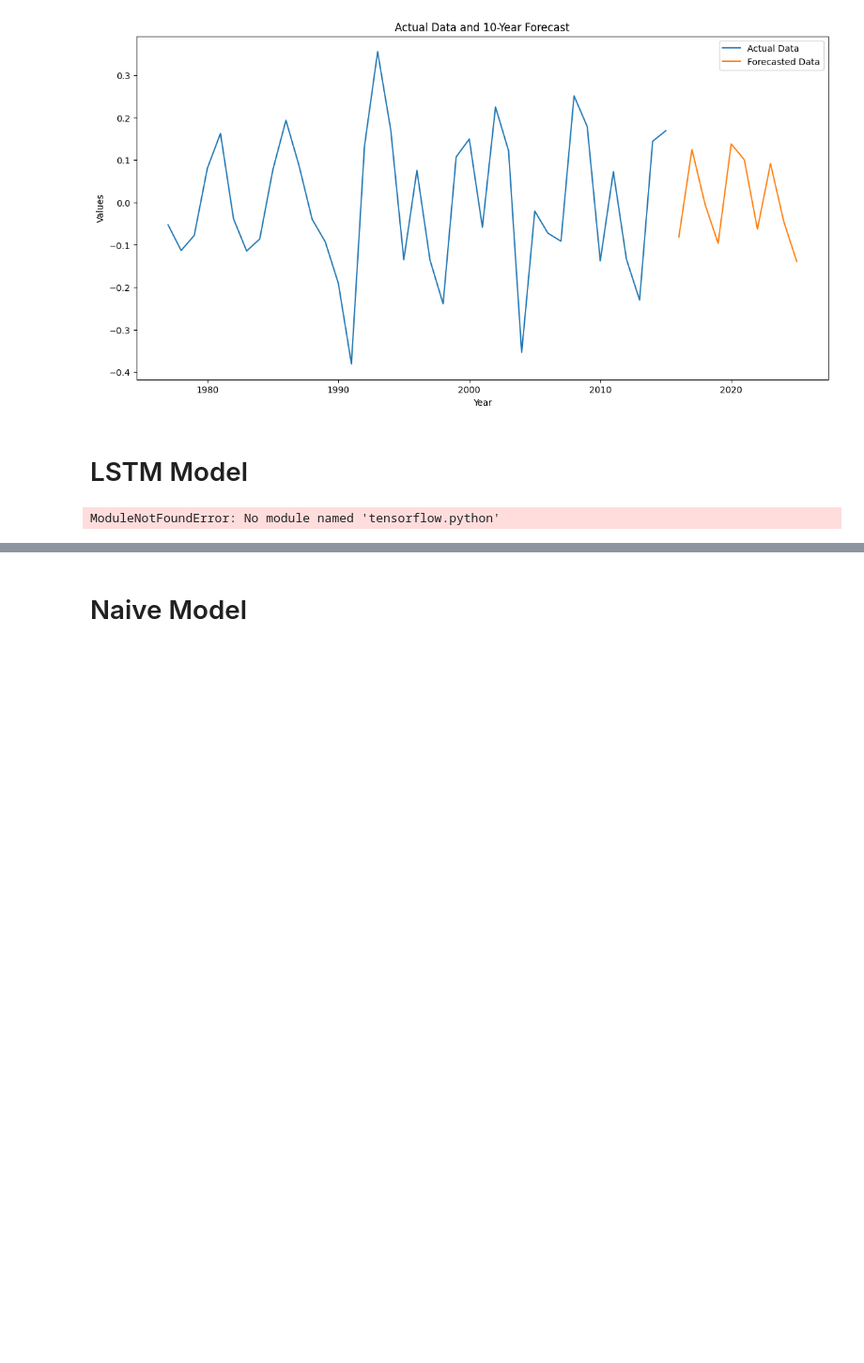
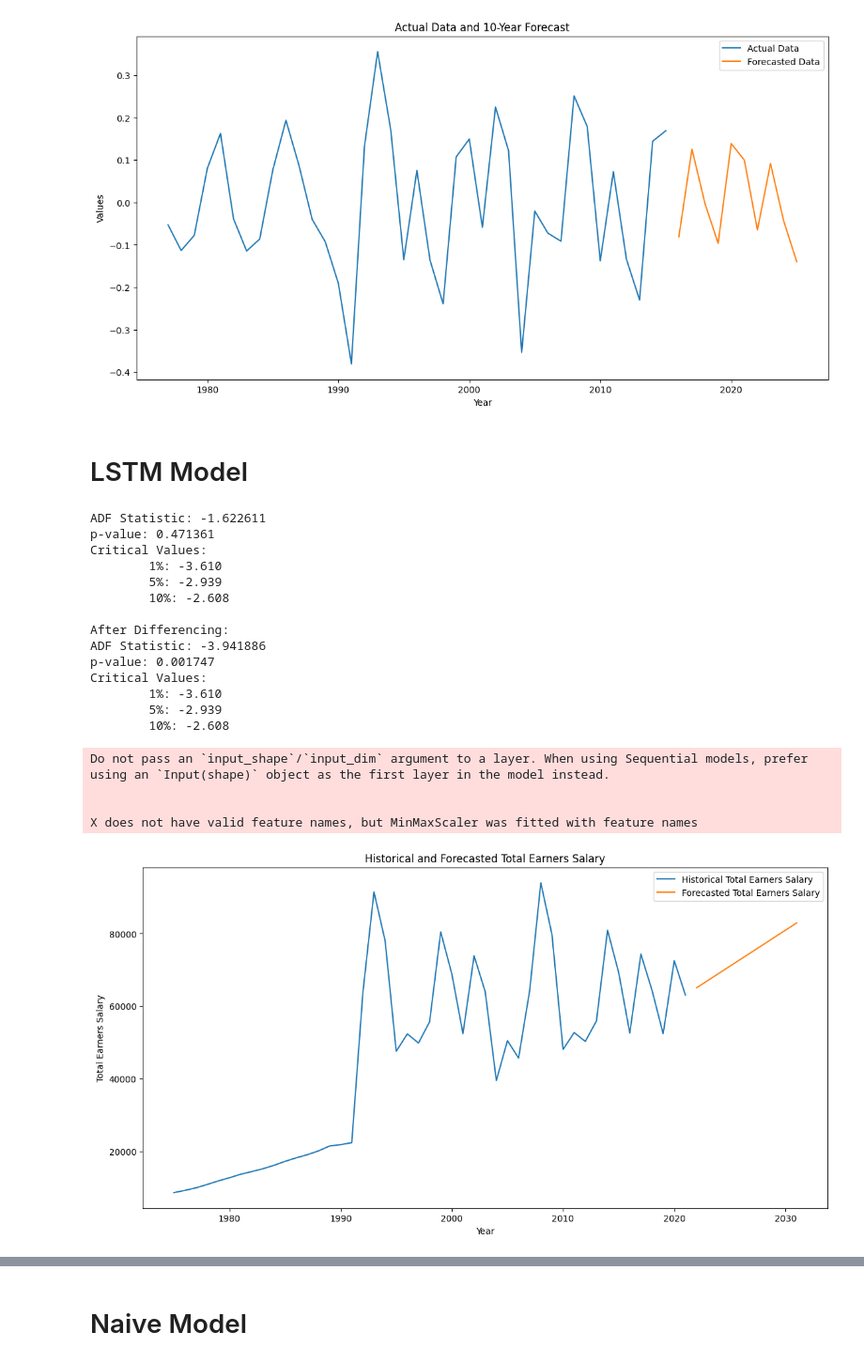
Before and after one commit to pmiller50/IU_time_series_G3, a Jupyter notebook: TSA_Project_Part2_at_least_high_school.ipynb, the cells around one changed output, grey strips where cells are left out. Shown at 94% size. Drawn from its saved outputs; the diff is of its cells as text; code cells hidden in the pictures; blank space fills up the shorter version.

```diff
--- a/TSA_Project_Part2_at_least_high_school.ipynb
+++ b/TSA_Project_Part2_at_least_high_school.ipynb
@@ -1181,7 +1225,7 @@ from sklearn.preprocessing import MinMaxScaler
 from statsmodels.tsa.stattools import adfuller
 from matplotlib import pyplot as plt
 
-df = pd.read_csv('/content/salary_both_genders_clean.csv')
+df = pd.read_csv('data/salary_both_genders_clean.csv')
 
 df.sort_values("year", inplace=True)
 
@@ -1219,32 +1263,50 @@ model.compile(optimizer='adam', loss='mse')
 model.fit(x_train, y_train, epochs=100, verbose=0)
 
 y_pred = model.predict(x_test, verbose=0)
 
 last_year = df['year'].iloc[-1]
 future_years = np.arange(last_year + 1, last_year + 11).reshape(-1, 1)
 
 future_years_scaled = scaler.transform(future_years)
 future_years_scaled = future_years_scaled.reshape((future_years_scaled.shape[0], 1, 1))
 
 predicted_diff = model.predict(future_years_scaled, verbose=0)
 
 predicted_diff_rescaled = scaler.inverse_transform(predicted_diff)
 
 last_known_salary = df['total_earners_salary'].iloc[-1]
 predicted_salaries = [last_known_salary + np.cumsum(predicted_diff_rescaled.flatten())]
 
 predicted_salaries = np.array(predicted_salaries).flatten()
 
 all_years = np.concatenate([df['year'], future_years.flatten()])
 
 plt.figure(figsize=(14, 7))
 plt.plot(df['year'], df['total_earners_salary'], label='Historical Total Earners Salary')
 plt.plot(all_years[-10:], predicted_salaries, label='Forecasted Total Earners Salary', linestyle='-')
 plt.xlabel('Year')
 plt.ylabel('Total Earners Salary')
 plt.title('Historical and Forecasted Total Earners Salary')
 plt.legend()
 plt.show()
 # %% [output]
-ModuleNotFoundError: No module named 'tensorflow.python'
+ADF Statistic: -1.622611
+p-value: 0.471361
+Critical Values:
+        1%: -3.610
+        5%: -2.939
+        10%: -2.608
+
+After Differencing:
+ADF Statistic: -3.941886
+p-value: 0.001747
+Critical Values:
+        1%: -3.610
+        5%: -2.939
+        10%: -2.608
+Do not pass an `input_shape`/`input_dim` argument to a layer. When using Sequential models, prefer using an `Input(shape)` object as the first layer in the model instead.
+
+
+X does not have valid feature names, but MinMaxScaler was fitted with feature names
+[figure, added]
 # %%
```
Also changed, not shown: parts of 21 cells of this notebook, 24 other files.
